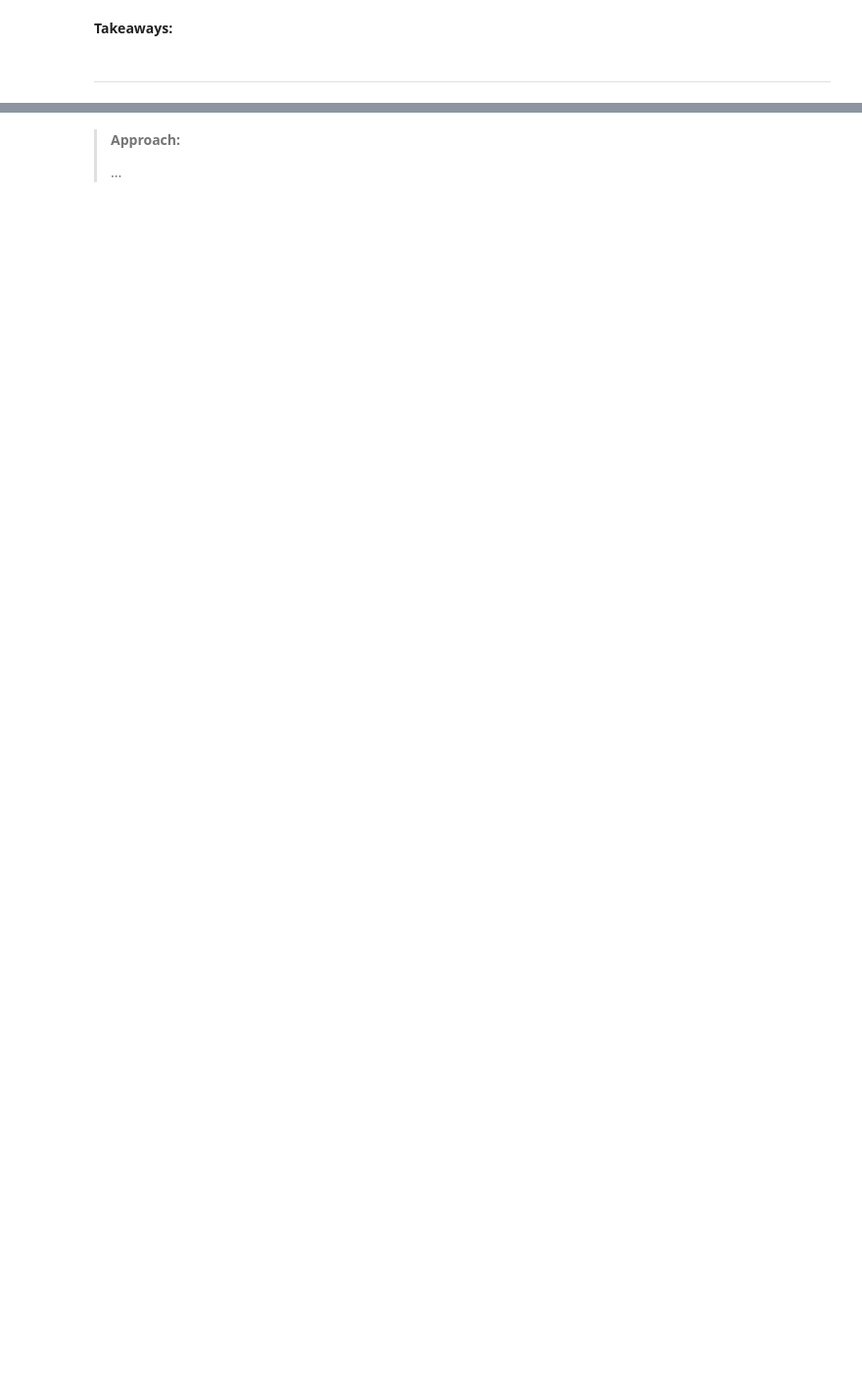
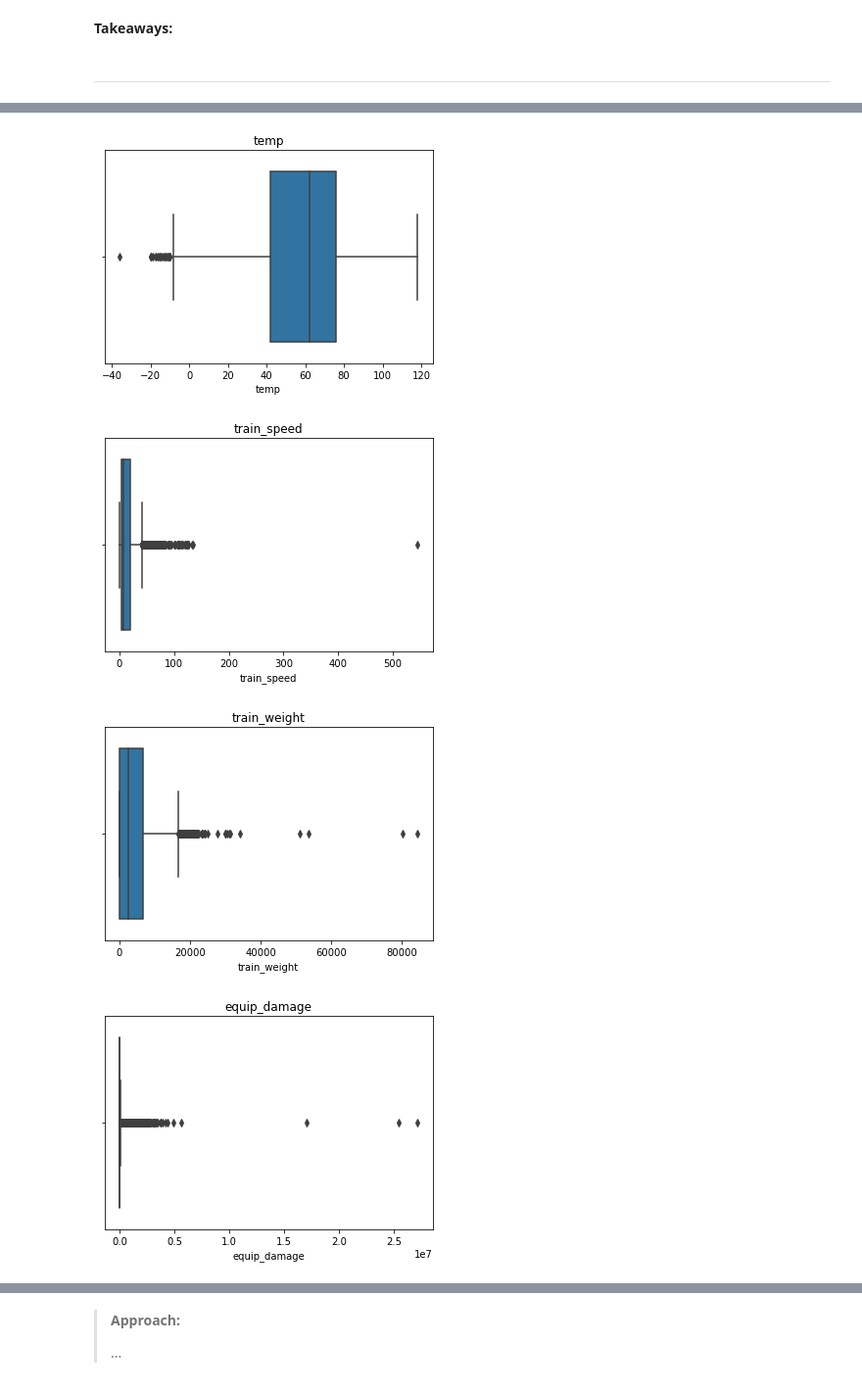
Before and after one commit to OTR-Capstone/Off_The_Rails, a Jupyter notebook: final_report_and_findings.ipynb, the cells around one changed output, grey strips where cells are left out. Shown at 98% size. Saved outputs shown, nothing was run; the diff lists cells and outputs as text; code cells hidden in the pictures; blank space fills up the shorter version.

```diff
--- a/final_report_and_findings.ipynb
+++ b/final_report_and_findings.ipynb
@@ -47,0 +300,24 @@ import numpy as np
+# %%
+def visualize_outliers(df):
+    '''
+    This function takes in a dataframe
+    and outputs boxplots to show outlier distribution
+    for each column in the the dataframe
+    '''
+    cols_to_check = ["temp",
+                    "train_speed",
+                    "train_weight",
+                    "equip_damage",
+                    "track_damage","total_killed", "total_injured", "max_speed", "total_damage",
+                    "engineers_onduty", "conductors_onduty", "brakemen_onduty"]
+    for col in cols_to_check:
+        sns.boxplot(df[col])
+        plt.title(col)
+        plt.show()
+# %%
+visualize_outliers(df)
+# %% [output]
+[figure, added]
+[figure, added]
+[figure, added]
+[figure, added]
```
Also changed, not shown: parts of 131 cells of this notebook.
